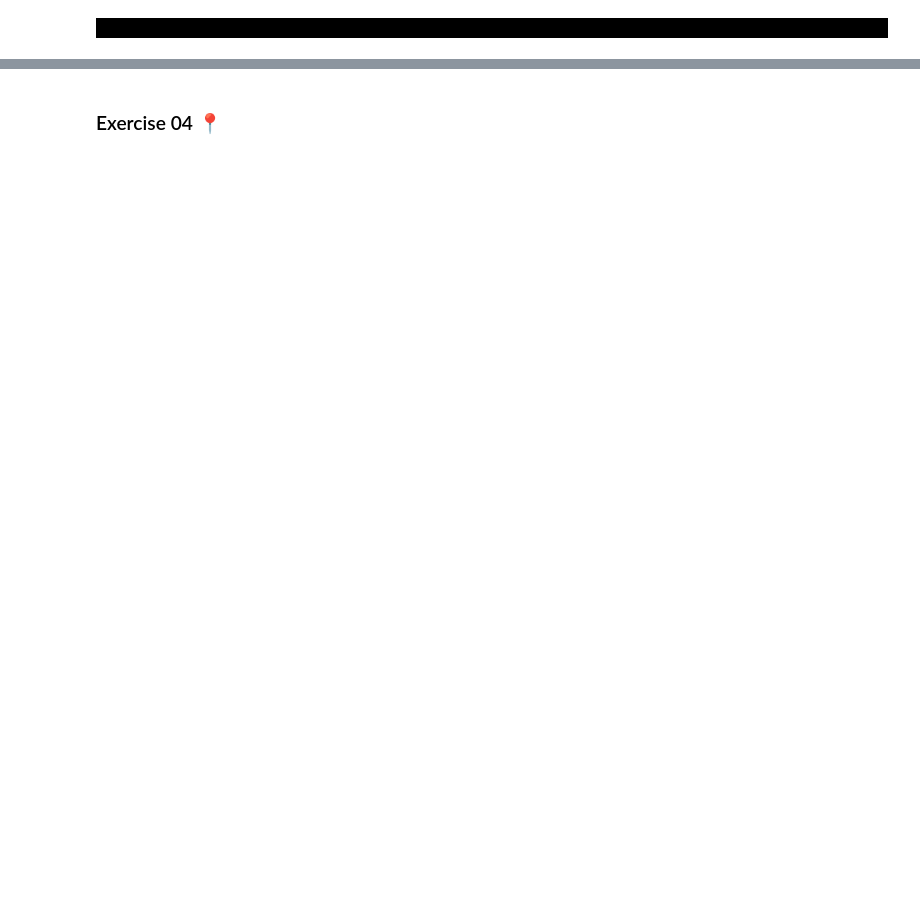
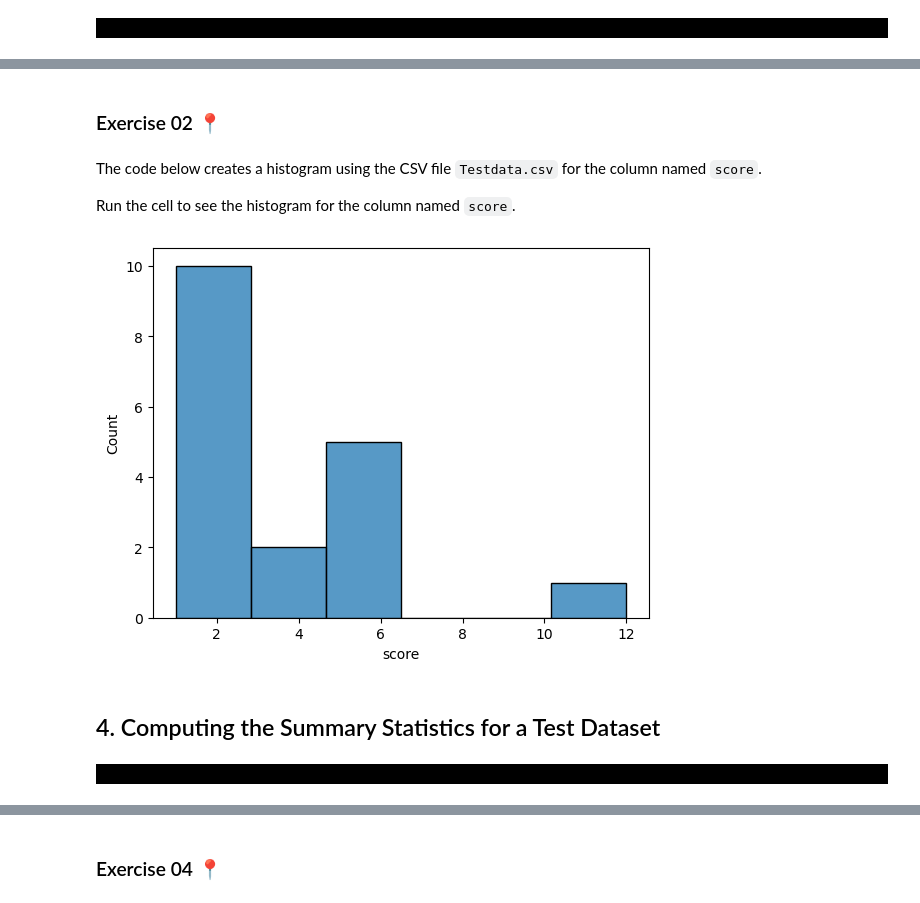
Before and after one commit to ccsf-stat-c1000/materials-demo, a Jupyter notebook: notebook/notebook06/autograder/notebook06.ipynb, the cells around one changed output, grey strips where cells are left out. Saved outputs shown, nothing was run; the diff lists cells and outputs as text; code cells hidden in the pictures; blank space fills up the shorter version.

```diff
--- a/notebook/notebook06/autograder/notebook06.ipynb
+++ b/notebook/notebook06/autograder/notebook06.ipynb
@@ -21,0 +38,23 @@ grader = otter.Notebook("notebook06.ipynb")
+# %%
+""" # BEGIN PROMPT
+# Import pandas.
+
+# Copy/paste your shareable link for Testdata, modify it, read in and check file.
+filepath = 'Testdata link'
+# name the data frame "test_df"
+test_df = pd.read_csv(filepath)
+# Enter the code to read the header of the data set.
+
+"""; # END PROMPT
+# BEGIN SOLUTION NO PROMPT
+import pandas as pd
+import matplotlib
+%matplotlib inline
+import seaborn as sns
+# Assign filepath to the CSV 'Testdata.csv'
+filepath = 'Testdata.csv'
+# name the dataframe as test_df.
+test_df = pd.read_csv(filepath)
+# Enter the code to read the header of the data set.
+test_df.head()
+# END SOLUTION
@@ -21,0 +85,13 @@ grader = otter.Notebook("notebook06.ipynb")
+# %% [markdown]
+### Exercise 02 📍
+# %% [markdown]
+The code below creates a histogram using the CSV file `Testdata.csv` for the column named `score`.
+
+Run the cell to see the histogram for the column named `score`.
+# %%
+import matplotlib
+%matplotlib inline
+import seaborn as sns
+score_hg = sns.histplot(x = 'score', data = test_df)
+# %% [output]
+[figure, added]
@@ -21,0 +100,5 @@ grader = otter.Notebook("notebook06.ipynb")
+# %% [markdown]
+## 4. Computing the Summary Statistics for a Test Dataset
+# %% [markdown]
+<div style="background-color:#000; padding:10px;">
+</div>
```
Also changed, not shown: parts of 45 cells of this notebook, 4 other files.
